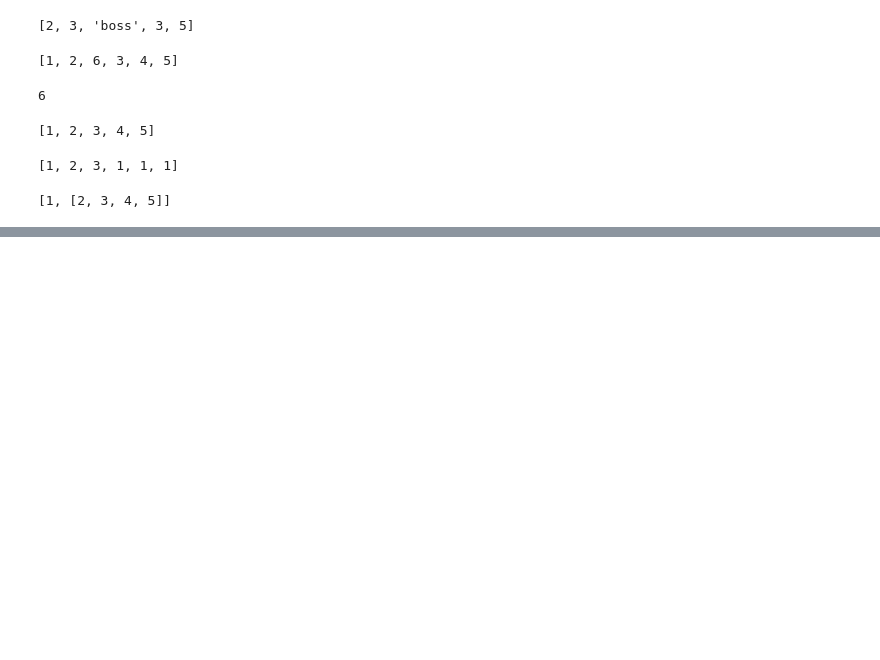
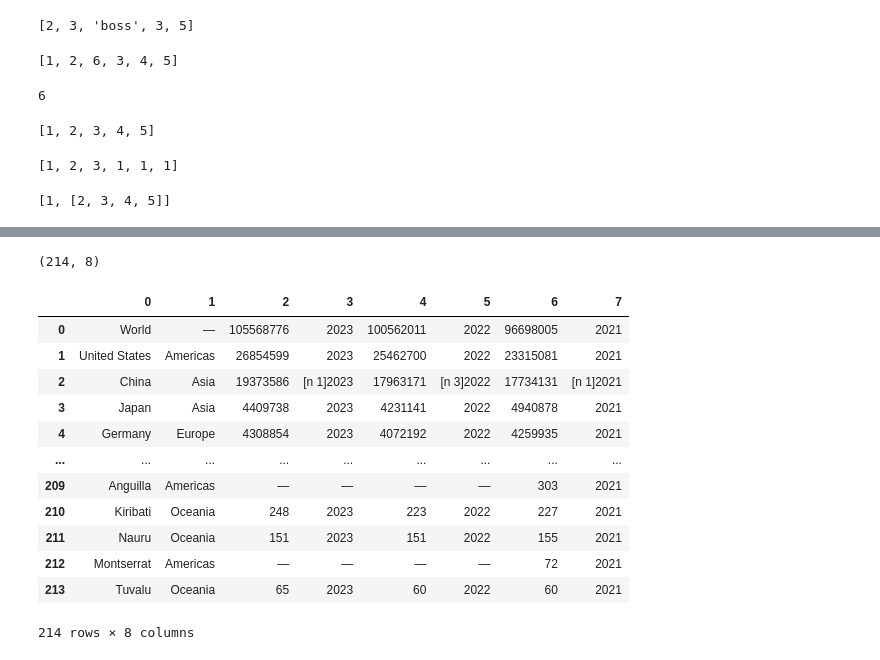
Before and after one commit to delidji88/Data-Analyst-Project, a Jupyter notebook: 0. Learning/basics 0/basics 0.ipynb, the cells around one changed output, grey strips where cells are left out. Saved outputs shown, nothing was run; the diff lists cells and outputs as text; code cells hidden in the pictures; blank space fills up the shorter version.

```diff
--- a/0. Learning/basics 0/basics 0.ipynb
+++ b/0. Learning/basics 0/basics 0.ipynb
@@ -88,0 +403,21 @@ A
+# %%
+df.shape
+# %% [output]
+(214, 8)
+# %%
+df.columns = range(df.shape[1])
+df
+# %% [output]
+|  | 0 | 1 | 2 | 3 | 4 | 5 | 6 | 7 |
+| 0 | World | — | 105568776 | 2023 | 100562011 | 2022 | 96698005 | 2021 |
+| 1 | United States | Americas | 26854599 | 2023 | 25462700 | 2022 | 23315081 | 2021 |
+| 2 | China | Asia | 19373586 | [n 1]2023 | 17963171 | [n 3]2022 | 17734131 | [n 1]2021 |
+| 3 | Japan | Asia | 4409738 | 2023 | 4231141 | 2022 | 4940878 | 2021 |
+| 4 | Germany | Europe | 4308854 | 2023 | 4072192 | 2022 | 4259935 | 2021 |
+| ... | ... | ... | ... | ... | ... | ... | ... | ... |
+| 209 | Anguilla | Americas | — | — | — | — | 303 | 2021 |
+| 210 | Kiribati | Oceania | 248 | 2023 | 223 | 2022 | 227 | 2021 |
+| 211 | Nauru | Oceania | 151 | 2023 | 151 | 2022 | 155 | 2021 |
+| 212 | Montserrat | Americas | — | — | — | — | 72 | 2021 |
+| 213 | Tuvalu | Oceania | 65 | 2023 | 60 | 2022 | 60 | 2021 |
+214 rows × 8 columns
```
Also changed, not shown: parts of 49 cells of this notebook, 3 other files.
